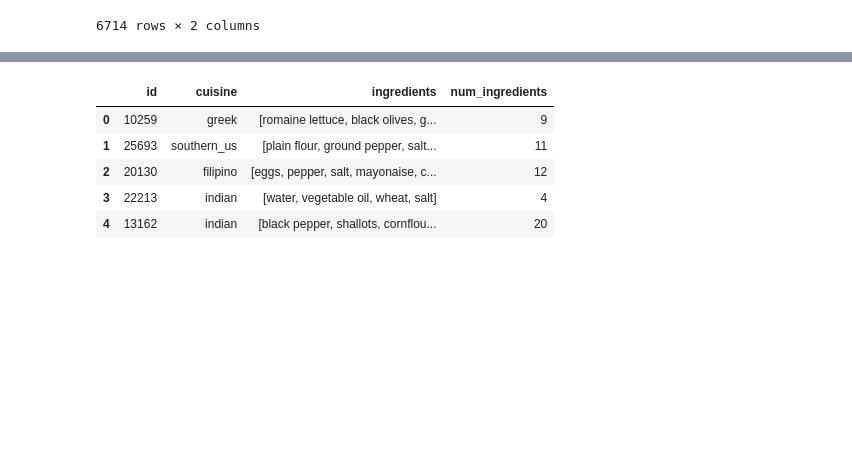
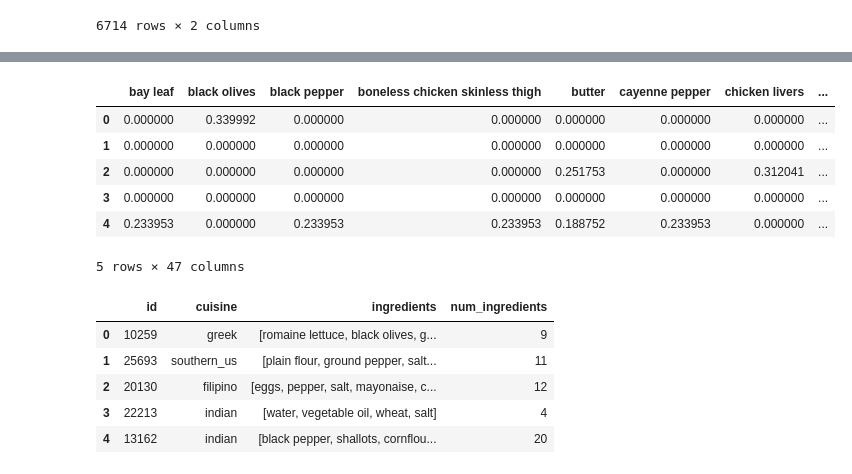
Before and after one commit to adibhandari/Recipe2Cuisine, a Jupyter notebook: data_processing.ipynb, the cells around one changed output, grey strips where cells are left out. Drawn from its saved outputs; the diff is of its cells as text; code cells hidden in the pictures; blank space fills up the shorter version.

```diff
--- a/data_processing.ipynb
+++ b/data_processing.ipynb
@@ -176,3 +223,12 @@ freq_ingredients
 | 6712 | tomato garlic pasta sauce | 1 |
 | 6713 | crushed cheese crackers | 1 |
 6714 rows × 2 columns
+# %%
+def stringify(x):
+    x=str(x)[1:-1]
+    x=x.replace('\'','')
+    return x
+# %%
+#define a column for ingredients as string
+recipies['str_ingredients'] = recipies.apply(lambda x: stringify(x['ingredients']), axis=1)
+recipies.head()
@@ -178,0 +242,2 @@ freq_ingredients
+# %%
+test = recipies.head(5)
@@ -178,0 +253,20 @@ freq_ingredients
+# %%
+# Testing TFIDF vectorizer for use later in model training
+from sklearn.feature_extraction.text import TfidfVectorizer
+vectorizer = TfidfVectorizer(analyzer=lambda d: d.split(', '))
+vectors = vectorizer.fit_transform(test['str_ingredients'])
+feature_names = vectorizer.get_feature_names()
+dense = vectors.todense()
+denselist = dense.tolist()
+testdf = pd.DataFrame(denselist, columns=feature_names)
+# %%
+# Great, it works, save the updated recipies w/num_ingredients and str_ingredients
+testdf.head()
+# %% [output]
+|  | bay leaf | black olives | black pepper | boneless chicken skinless thigh | butter | cayenne pepper | chicken livers | ... |
+| 0 | 0.000000 | 0.339992 | 0.000000 | 0.000000 | 0.000000 | 0.000000 | 0.000000 | ... |
+| 1 | 0.000000 | 0.000000 | 0.000000 | 0.000000 | 0.000000 | 0.000000 | 0.000000 | ... |
+| 2 | 0.000000 | 0.000000 | 0.000000 | 0.000000 | 0.251753 | 0.000000 | 0.312041 | ... |
+| 3 | 0.000000 | 0.000000 | 0.000000 | 0.000000 | 0.000000 | 0.000000 | 0.000000 | ... |
+| 4 | 0.233953 | 0.000000 | 0.233953 | 0.233953 | 0.188752 | 0.233953 | 0.000000 | ... |
+5 rows × 47 columns
```
Also changed, not shown: parts of 8 cells of this notebook, 3 other files.
